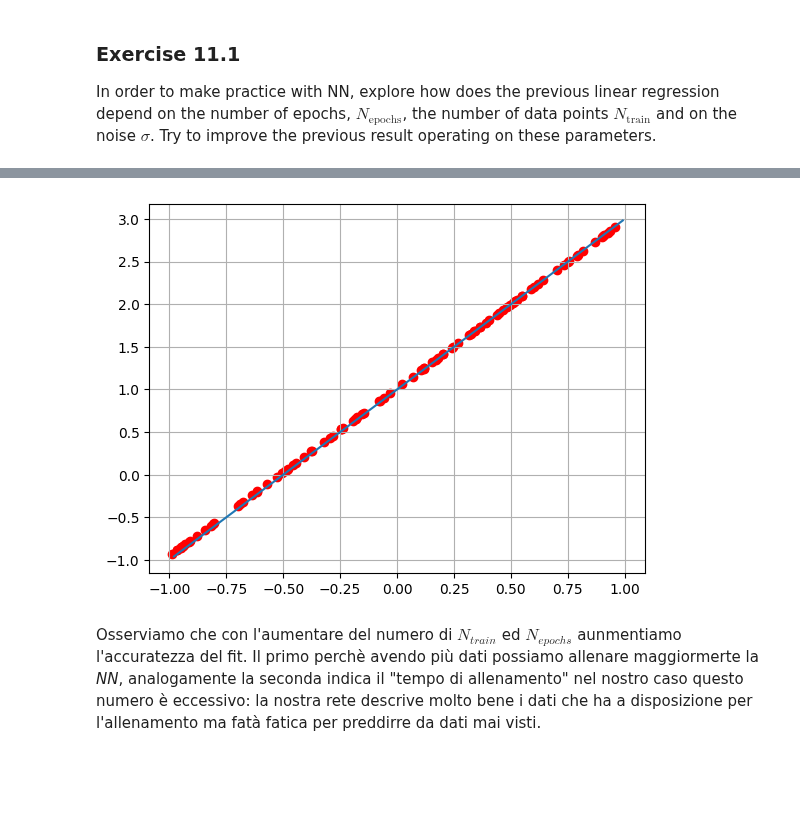
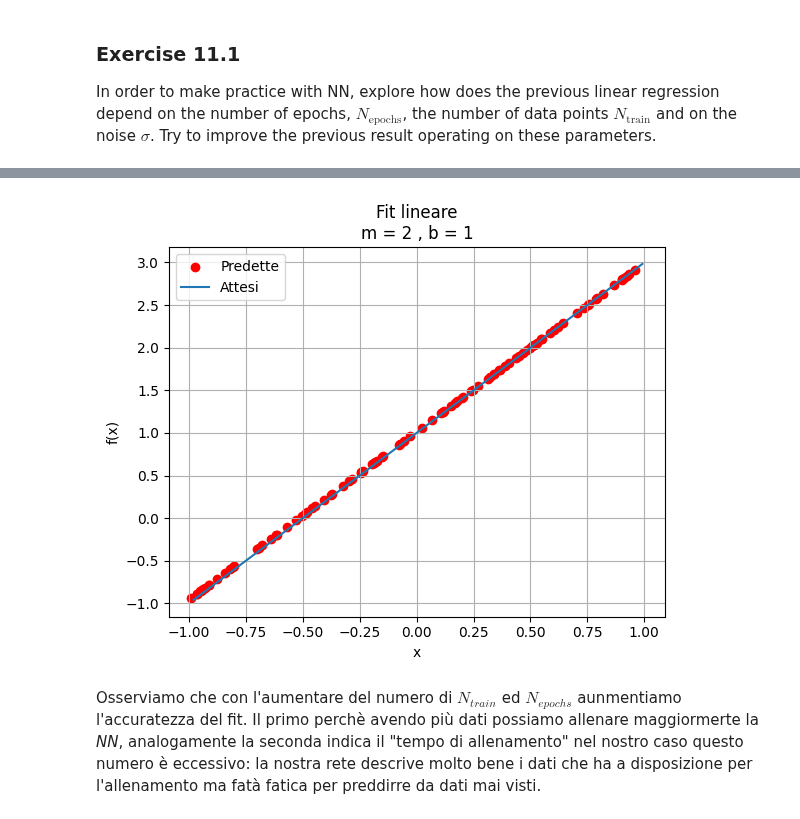
Before and after one commit to sergio-egm/lsn_delivery_exercises, a Jupyter notebook: es11/LSN_Exercises_11.ipynb, the cells around one changed output, grey strips where cells are left out. Saved outputs shown, nothing was run; the diff lists cells and outputs as text; code cells hidden in the pictures; blank space fills up the shorter version.

```diff
--- a/es11/LSN_Exercises_11.ipynb
+++ b/es11/LSN_Exercises_11.ipynb
@@ -277,8 +155,12 @@ plt.show()
 # %%
 x_predicted = np.random.uniform(-1, 1, 100)
 y_predicted = model.predict(x_predicted)
-plt.scatter(x_predicted, y_predicted,color='r')
-plt.plot(x_valid, y_target)
+plt.scatter(x_predicted, y_predicted,color='r',label="Predette")
+plt.plot(x_valid, y_target,label="Attesi")
+plt.legend()
+plt.xlabel("x")
+plt.ylabel("f(x)")
+plt.title(f"Fit lineare\nm = {m} , b = {b}")
 plt.grid(True)
 plt.show()
 # %% [output]
@@ -286,4 +168,4 @@ plt.show()
-[figure, old version]
+[figure, new version]
 # %% [markdown]
 Osserviamo che con l'aumentare del numero di $N_{train}$ ed $N_{epochs}$ aunmentiamo l'accuratezza del fit. Il primo perchè avendo più dati possiamo allenare maggiormerte la *NN*, analogamente la seconda indica il "tempo di allenamento" nel nostro caso questo numero è eccessivo: la nostra rete descrive molto bene i dati che ha a disposizione per l'allenamento ma fatà fatica per preddirre da dati mai visti.
 # %% [markdown]
```
Also changed, not shown: parts of 28 cells of this notebook.
